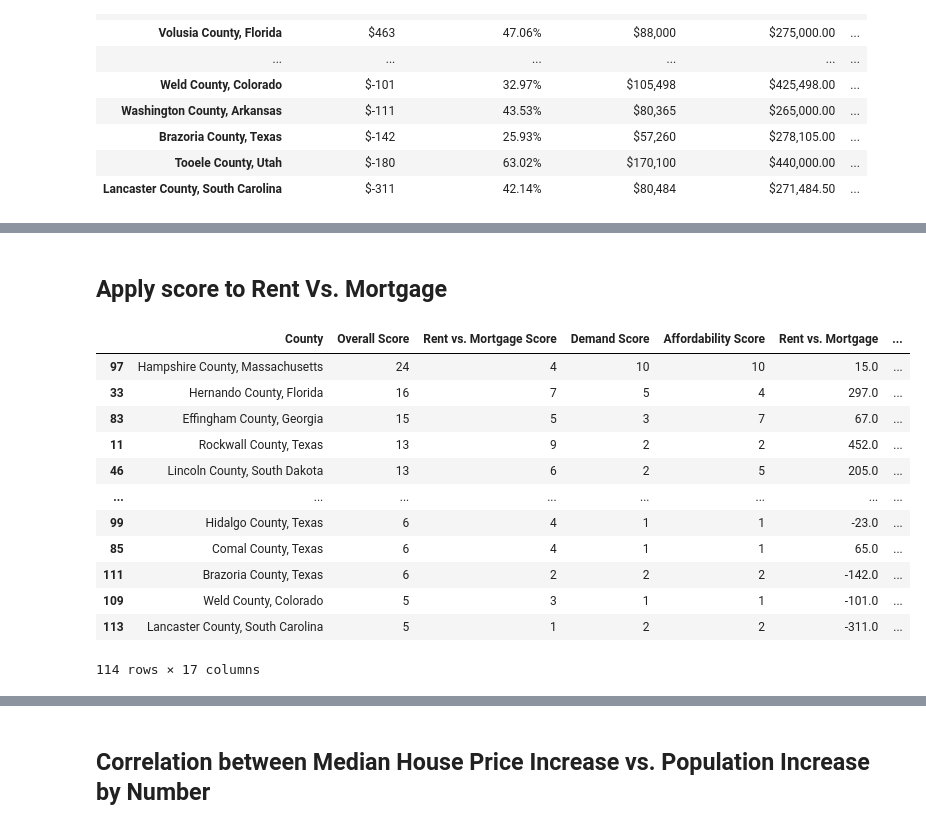
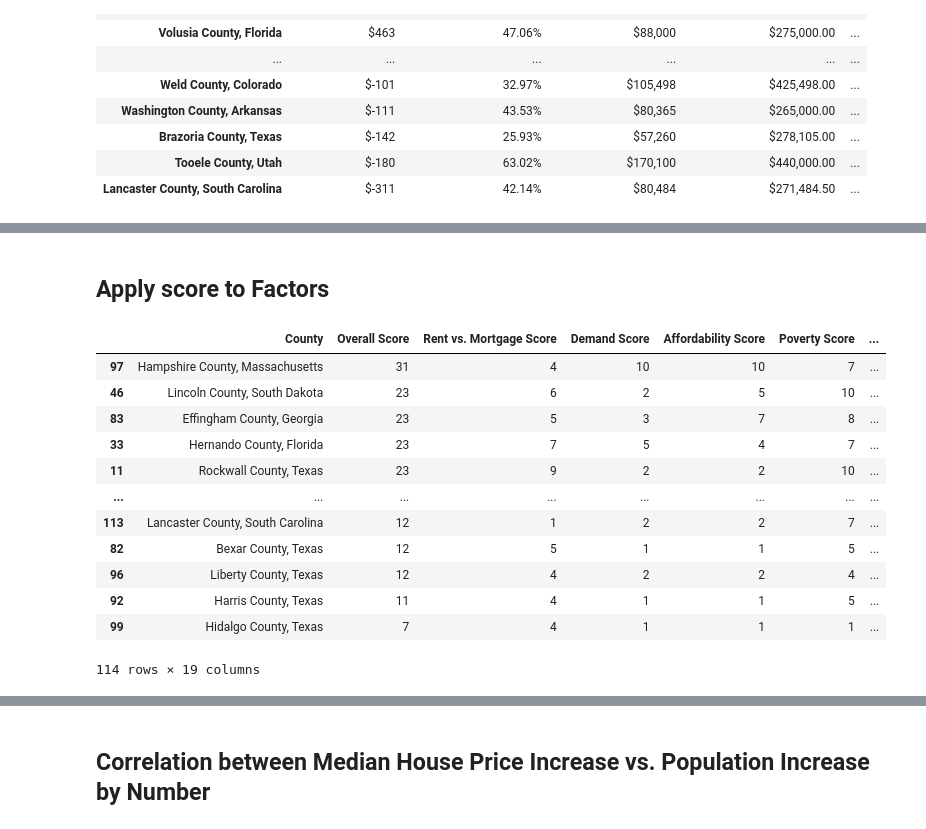
Before and after one commit to smsimba225/Project_1, a Jupyter notebook: Project1_Owen.ipynb, the cells around one changed output, grey strips where cells are left out. Saved outputs shown, nothing was run; the diff lists cells and outputs as text; code cells hidden in the pictures.

```diff
--- a/Project1_Owen.ipynb
+++ b/Project1_Owen.ipynb
@@ -618,2 +723,4 @@ housingdatadisplay
+# %%
+housingdatafinal=housingdatafinal.merge(povertypercent_clean, on='County', how='left')
 # %% [markdown]
-## Apply score to Rent Vs. Mortgage
+## Apply score to Factors
@@ -625,30 +727,33 @@ housingdatadisplay
 # %%
 labels = ['1', '2', '3','4', '5', '6', '7', '8', '9', '10']
+rlabels = ['10', '9', '8','7', '6', '5', '4', '3', '2', '1']
+housingdatafinal['Poverty Percent']=housingdatafinal['Poverty Percent'].astype(float)
+housingdatafinal["Poverty Score"] = pd.cut(housingdatafinal['Poverty Percent'], 10, labels=rlabels)
 housingdatafinal["Rent vs. Mortgage Score"] = pd.cut(housingdatafinal['Rent vs. Mortgage'], 10, labels=labels)
 housingdatafinal['Demand Ratio']=housingdatafinal['Pop Growth from 2020-2023']/housingdatafinal['Total Housing Units built after 2020']
 housingdatafinal['Affordability Ratio']=housingdatafinal['Median Household Income']/housingdatafinal['Total Housing Units built after 2020']
 housingdatafinal['Demand Score'] = pd.cut(housingdatafinal['Demand Ratio'], 10, labels=labels)
 housingdatafinal['Affordability Score'] = pd.cut(housingdatafinal['Affordability Ratio'], 10, labels=labels)
 housingdatafinal["Rent vs. Mortgage Score"]=housingdatafinal["Rent vs. Mortgage Score"].astype(int)
 housingdatafinal['Demand Score']=housingdatafinal['Demand Score'].astype(int)
 housingdatafinal['Affordability Score']=housingdatafinal['Affordability Score'].astype(int)
-
-housingdatafinal['Overall Score']=housingdatafinal['Demand Score']+housingdatafinal["Rent vs. Mortgage Score"]+housingdatafinal['Affordability Score']
+housingdatafinal['Poverty Score']=housingdatafinal['Poverty Score'].astype(int)
+housingdatafinal['Overall Score']=housingdatafinal['Demand Score']+housingdatafinal["Rent vs. Mortgage Score"]+housingdatafinal['Affordability Score']+housingdatafinal['Poverty Score']
 housingdatafinal=housingdatafinal.sort_values('Overall Score', ascending=False)
-housingdatafinal=housingdatafinal[['County','Overall Score', 'Rent vs. Mortgage Score', 'Demand Score', 'Affordability Score', 'Rent vs. Mortgage', 'Median Price % Increase', 'Median Price Increase', 'Median Home Price (2023)','Median Household Income', 'Pop Growth % from 2020-2023', 'Pop Growth from 2020-2023', 'Total Housing Units built after 2020', 'Demand Ratio', 'Affordability Ratio', 'Latitude', 'Longitude']]
+housingdatafinal=housingdatafinal[['County','Overall Score', 'Rent vs. Mortgage Score', 'Demand Score', 'Affordability Score', 'Poverty Score', 'Rent vs. Mortgage', 'Median Price % Increase', 'Median Price Increase', 'Median Home Price (2023)','Median Household Income', 'Pop Growth % from 2020-2023', 'Pop Growth from 2020-2023', 'Total Housing Units built after 2020', 'Demand Ratio', 'Affordability Ratio', 'Poverty Percent', 'Latitude', 'Longitude']]
 housingdatafinal
 # %% [output]
-|  | County | Overall Score | Rent vs. Mortgage Score | Demand Score | Affordability Score | Rent vs. Mortgage | ... |
-| 97 | Hampshire County, Massachusetts | 24 | 4 | 10 | 10 | 15.0 | ... |
-| 33 | Hernando County, Florida | 16 | 7 | 5 | 4 | 297.0 | ... |
-| 83 | Effingham County, Georgia | 15 | 5 | 3 | 7 | 67.0 | ... |
-| 11 | Rockwall County, Texas | 13 | 9 | 2 | 2 | 452.0 | ... |
-| 46 | Lincoln County, South Dakota | 13 | 6 | 2 | 5 | 205.0 | ... |
+|  | County | Overall Score | Rent vs. Mortgage Score | Demand Score | Affordability Score | Poverty Score | ... |
+| 97 | Hampshire County, Massachusetts | 31 | 4 | 10 | 10 | 7 | ... |
+| 46 | Lincoln County, South Dakota | 23 | 6 | 2 | 5 | 10 | ... |
+| 83 | Effingham County, Georgia | 23 | 5 | 3 | 7 | 8 | ... |
+| 33 | Hernando County, Florida | 23 | 7 | 5 | 4 | 7 | ... |
+| 11 | Rockwall County, Texas | 23 | 9 | 2 | 2 | 10 | ... |
 | ... | ... | ... | ... | ... | ... | ... | ... |
-| 99 | Hidalgo County, Texas | 6 | 4 | 1 | 1 | -23.0 | ... |
-| 85 | Comal County, Texas | 6 | 4 | 1 | 1 | 65.0 | ... |
-| 111 | Brazoria County, Texas | 6 | 2 | 2 | 2 | -142.0 | ... |
-| 109 | Weld County, Colorado | 5 | 3 | 1 | 1 | -101.0 | ... |
-| 113 | Lancaster County, South Carolina | 5 | 1 | 2 | 2 | -311.0 | ... |
+| 113 | Lancaster County, South Carolina | 12 | 1 | 2 | 2 | 7 | ... |
+| 82 | Bexar County, Texas | 12 | 5 | 1 | 1 | 5 | ... |
+| 96 | Liberty County, Texas | 12 | 4 | 2 | 2 | 4 | ... |
+| 92 | Harris County, Texas | 11 | 4 | 1 | 1 | 5 | ... |
+| 99 | Hidalgo County, Texas | 7 | 4 | 1 | 1 | 1 | ... |
-114 rows × 17 columns
+114 rows × 19 columns
 # %%
```
Also changed, not shown: parts of 8 cells of this notebook, 2 other files.
